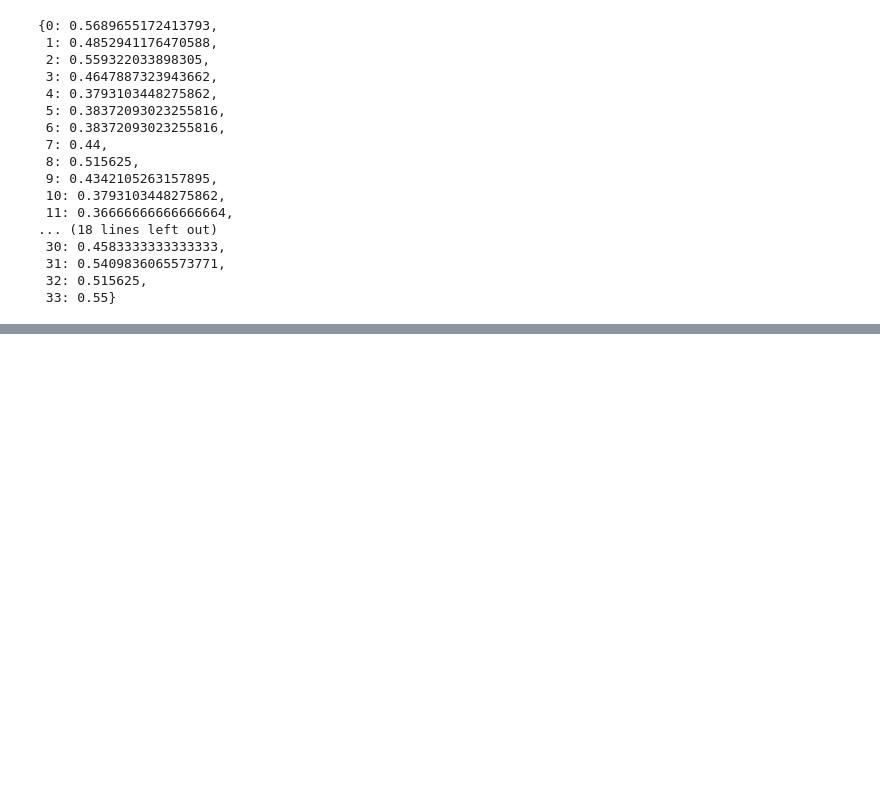
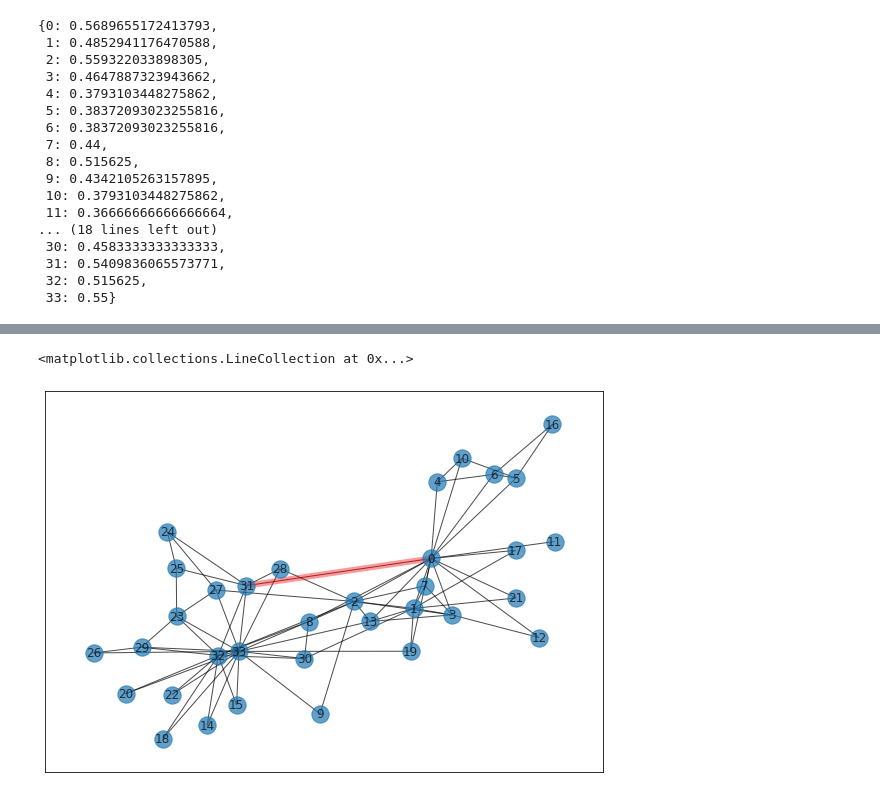
Before and after one commit to Siliam/social_network_analysis, a Jupyter notebook: networkx/Influence Measures and Network Centrality.ipynb, the cells around one changed output, grey strips where cells are left out. Drawn from its saved outputs; the diff is of its cells as text; code cells hidden in the pictures; blank space fills up the shorter version.

```diff
--- a/networkx/Influence Measures and Network Centrality.ipynb
+++ b/networkx/Influence Measures and Network Centrality.ipynb
@@ -76,0 +167,8 @@ nx.closeness_centrality(K)
+# %%
+plt.figure(figsize=(10,7))
+pos = nx.spring_layout(K)
+nx.draw_networkx(K, pos, alpha=0.7)
+nx.draw_networkx_edges(K, pos, edgelist=[(0, 31)], edge_color='r', alpha=0.4, width=6)
+# %% [output]
+<matplotlib.collections.LineCollection at 0x...>
+[figure, added]
```
Also changed, not shown: parts of 10 cells of this notebook.
